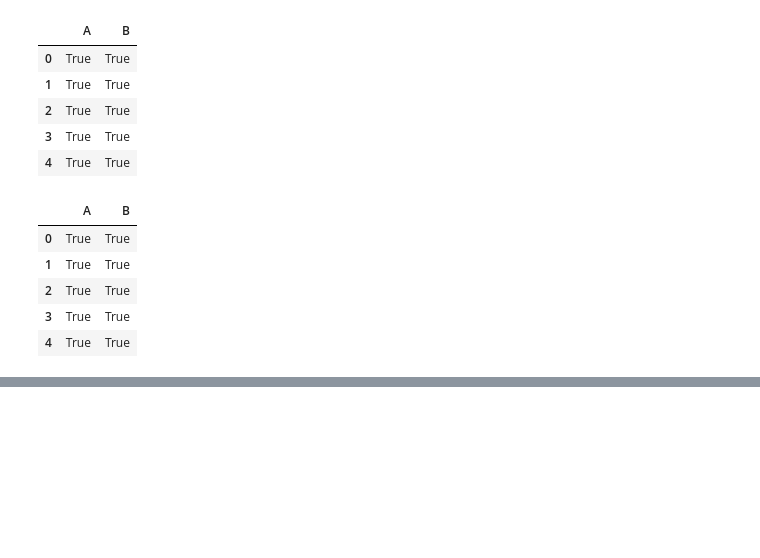
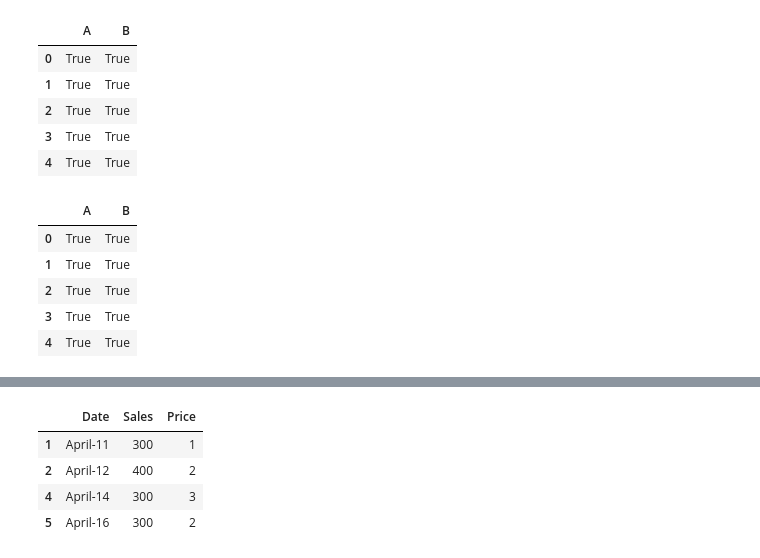
Before and after one commit to ai7dnn/day-code, a Jupyter notebook: 20240112-fri-pd-where.ipynb, the cells around one changed output, grey strips where cells are left out. Drawn from its saved outputs; the diff is of its cells as text; code cells hidden in the pictures; blank space fills up the shorter version.

```diff
--- a/20240112-fri-pd-where.ipynb
+++ b/20240112-fri-pd-where.ipynb
@@ -93,0 +373,8 @@ df.where(m, -df) == df.mask(~m, -df)
+# %%
+df.loc[df["Sales"] >= 300]
+# %% [output]
+|  | Date | Sales | Price |
+| 1 | April-11 | 300 | 1 |
+| 2 | April-12 | 400 | 2 |
+| 4 | April-14 | 300 | 3 |
+| 5 | April-16 | 300 | 2 |
```
Also changed, not shown: parts of 37 cells of this notebook, 2 other files.
